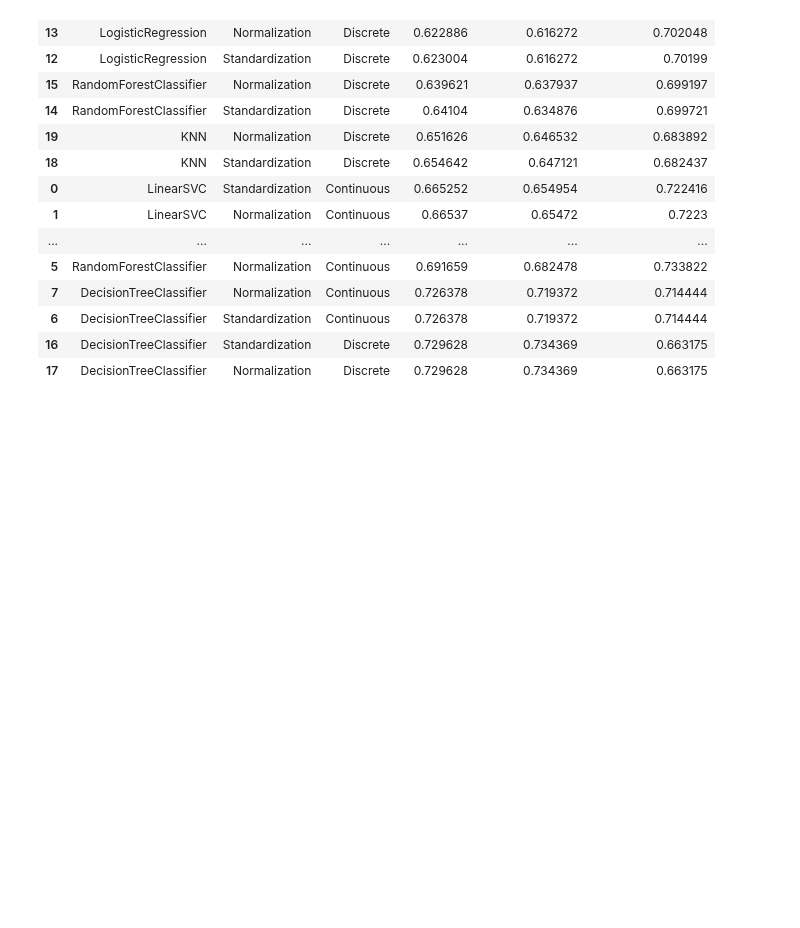
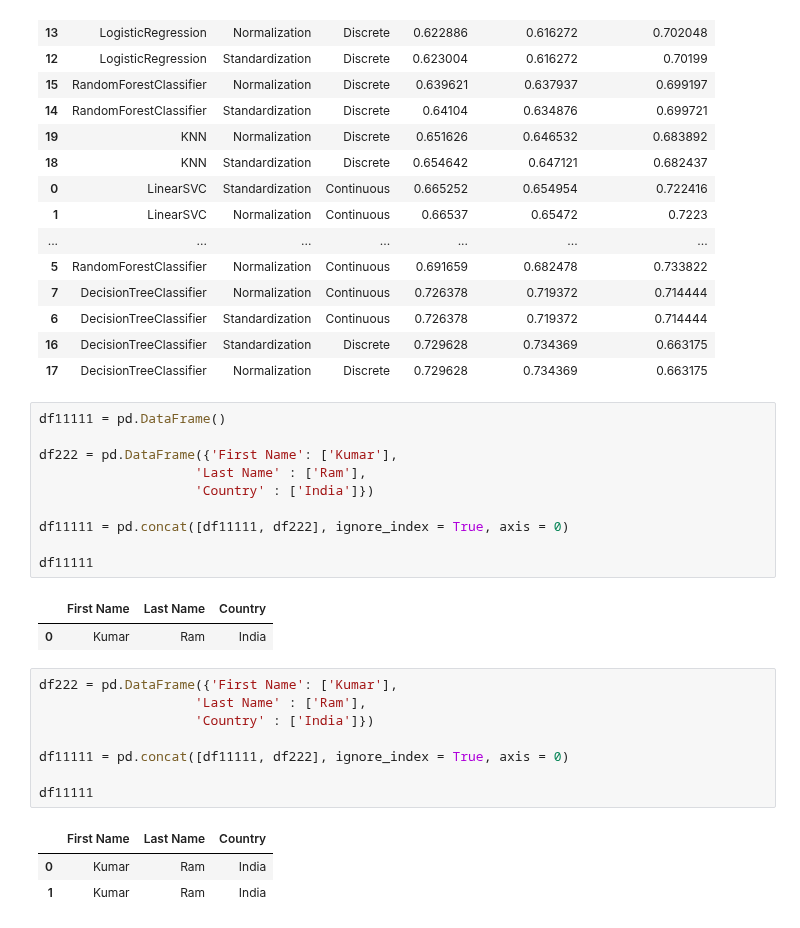
Before and after one commit to SamiFatmi/Machine-Learning-SAMI-FATMI, a Jupyter notebook: Labs/2-Disease_prediction.ipynb, the cells around one changed output. Drawn from its saved outputs; the diff is of its cells as text; blank space fills up the shorter version.

```diff
--- a/Labs/2-Disease_prediction.ipynb
+++ b/Labs/2-Disease_prediction.ipynb
@@ -885,3 +898,28 @@ clf_df.sort_values("Best Recall")
 | 6 | DecisionTreeClassifier | Standardization | Continuous | 0.726378 | 0.719372 | 0.714444 |
 | 16 | DecisionTreeClassifier | Standardization | Discrete | 0.729628 | 0.734369 | 0.663175 |
 | 17 | DecisionTreeClassifier | Normalization | Discrete | 0.729628 | 0.734369 | 0.663175 |
+# %%
+df11111 = pd.DataFrame()
+
+df222 = pd.DataFrame({'First Name': ['Kumar'],
+                    'Last Name' : ['Ram'],
+                    'Country' : ['India']})
+
+df11111 = pd.concat([df11111, df222], ignore_index = True, axis = 0)
+
+df11111
+# %% [output]
+|  | First Name | Last Name | Country |
+| 0 | Kumar | Ram | India |
+# %%
+df222 = pd.DataFrame({'First Name': ['Kumar'],
+                    'Last Name' : ['Ram'],
+                    'Country' : ['India']})
+
+df11111 = pd.concat([df11111, df222], ignore_index = True, axis = 0)
+
+df11111
+# %% [output]
+|  | First Name | Last Name | Country |
+| 0 | Kumar | Ram | India |
+| 1 | Kumar | Ram | India |
```
Also changed, not shown: parts of 1 cell of this notebook.
